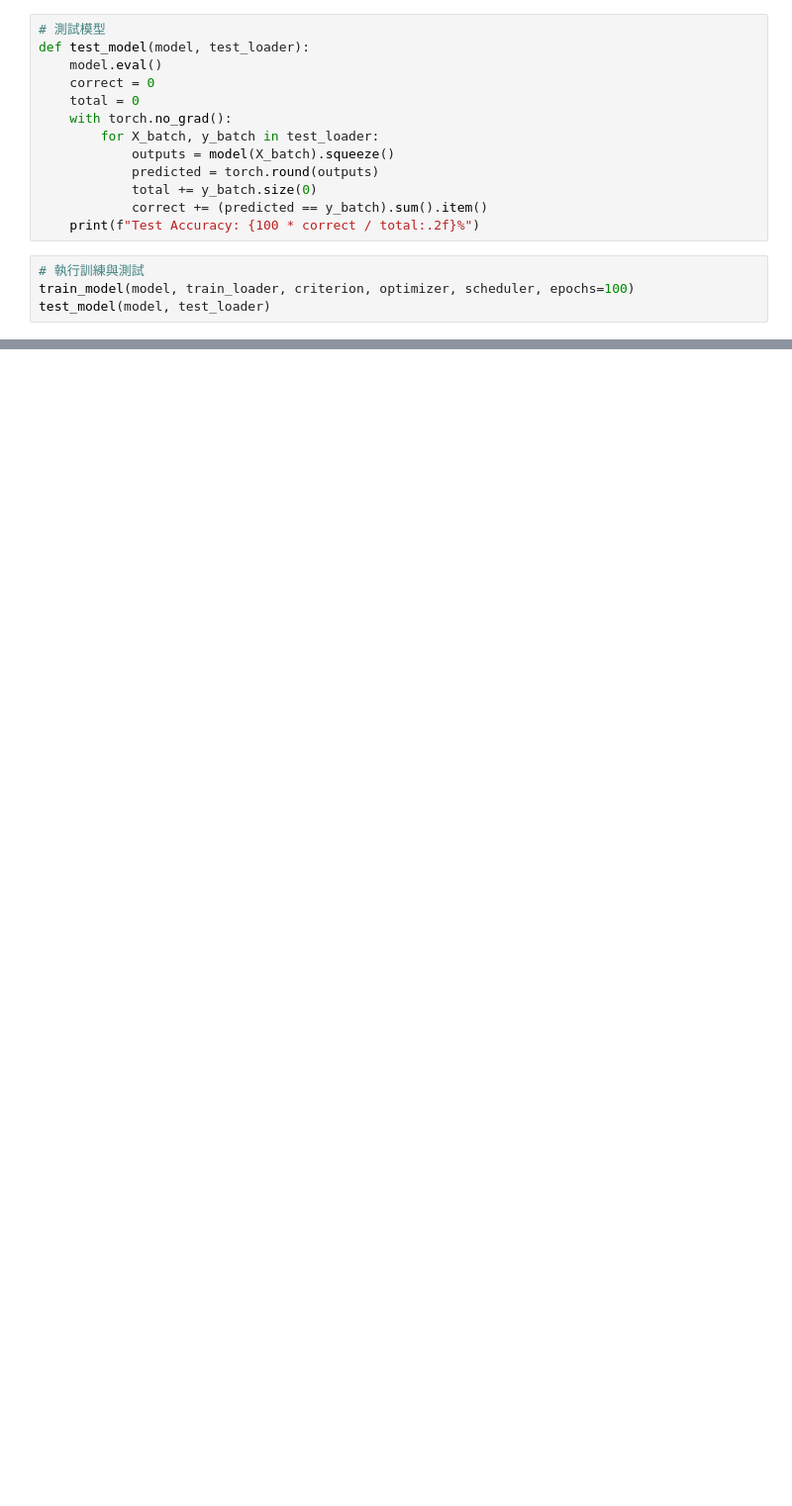
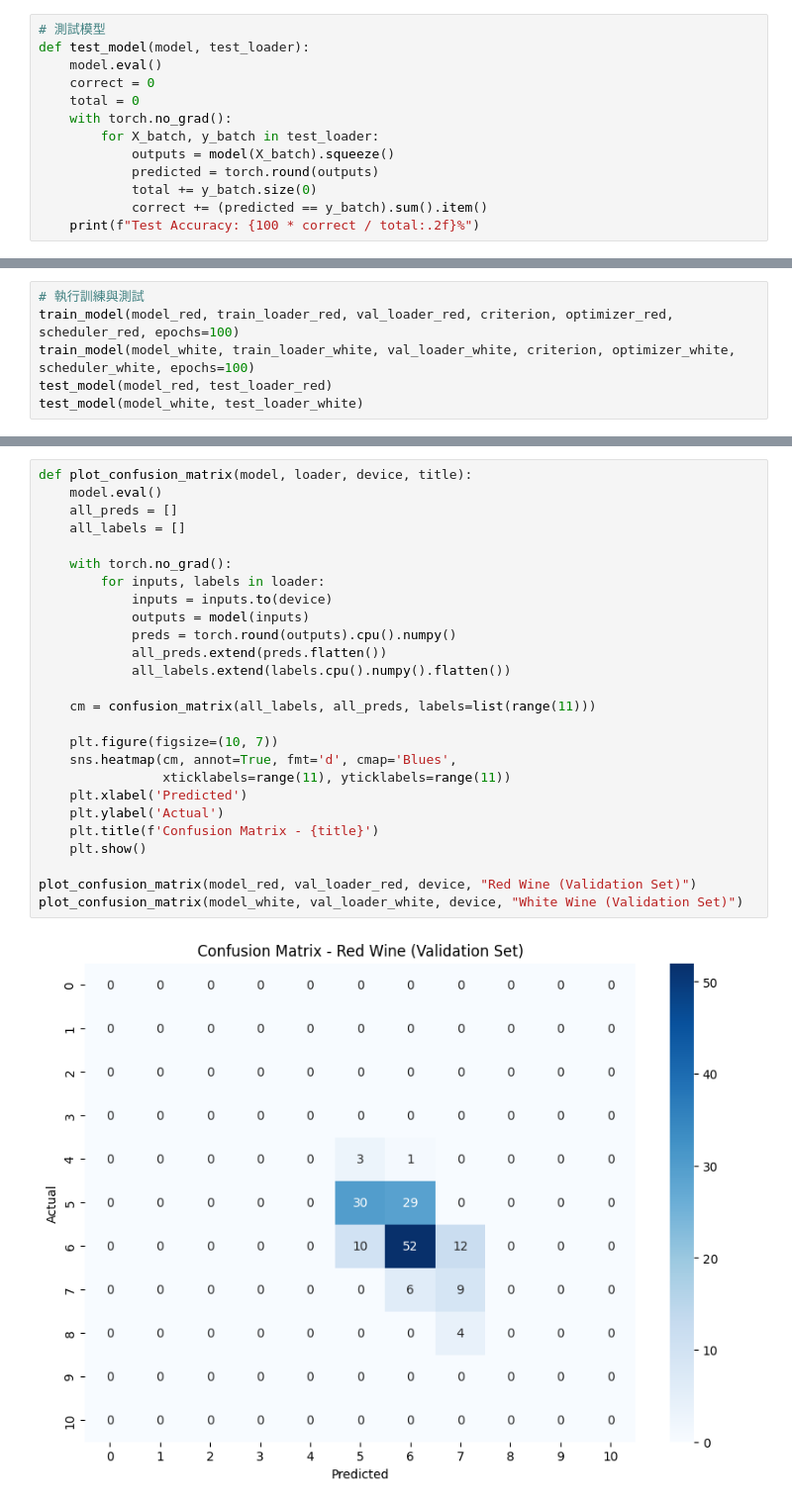
Before and after one commit to WaterEmpire623/AI_Lab3, a Jupyter notebook: HW3.ipynb, the cells around one changed output, grey strips where cells are left out. Shown at 99% size. Saved outputs shown, nothing was run; the diff lists cells and outputs as text; blank space fills up the shorter version.

```diff
--- a/HW3.ipynb
+++ b/HW3.ipynb
@@ -116,7 +175,3 @@ def test_model(model, test_loader):
             total += y_batch.size(0)
             correct += (predicted == y_batch).sum().item()
     print(f"Test Accuracy: {100 * correct / total:.2f}%")
-# %%
-# 執行訓練與測試
-train_model(model, train_loader, criterion, optimizer, scheduler, epochs=100)
-test_model(model, test_loader)
@@ -134,0 +178,6 @@ Test Accuracy: 54.13%
+# %%
+# 執行訓練與測試
+train_model(model_red, train_loader_red, val_loader_red, criterion, optimizer_red, scheduler_red, epochs=100)
+train_model(model_white, train_loader_white, val_loader_white, criterion, optimizer_white, scheduler_white, epochs=100)
+test_model(model_red, test_loader_red)
+test_model(model_white, test_loader_white)
@@ -166,0 +239,28 @@ Predictions saved to winequality_predictions.csv
+# %%
+def plot_confusion_matrix(model, loader, device, title):
+    model.eval()
+    all_preds = []
+    all_labels = []
+
+    with torch.no_grad():
+        for inputs, labels in loader:
+            inputs = inputs.to(device)
+            outputs = model(inputs)
+            preds = torch.round(outputs).cpu().numpy()
+            all_preds.extend(preds.flatten())
+            all_labels.extend(labels.cpu().numpy().flatten())
+
+    cm = confusion_matrix(all_labels, all_preds, labels=list(range(11)))
+
+    plt.figure(figsize=(10, 7))
+    sns.heatmap(cm, annot=True, fmt='d', cmap='Blues',
+                xticklabels=range(11), yticklabels=range(11))
+    plt.xlabel('Predicted')
+    plt.ylabel('Actual')
+    plt.title(f'Confusion Matrix - {title}')
+    plt.show()
+
+plot_confusion_matrix(model_red, val_loader_red, device, "Red Wine (Validation Set)")
+plot_confusion_matrix(model_white, val_loader_white, device, "White Wine (Validation Set)")
+# %% [output]
+[figure, added]
```
Also changed, not shown: parts of 13 cells of this notebook.
